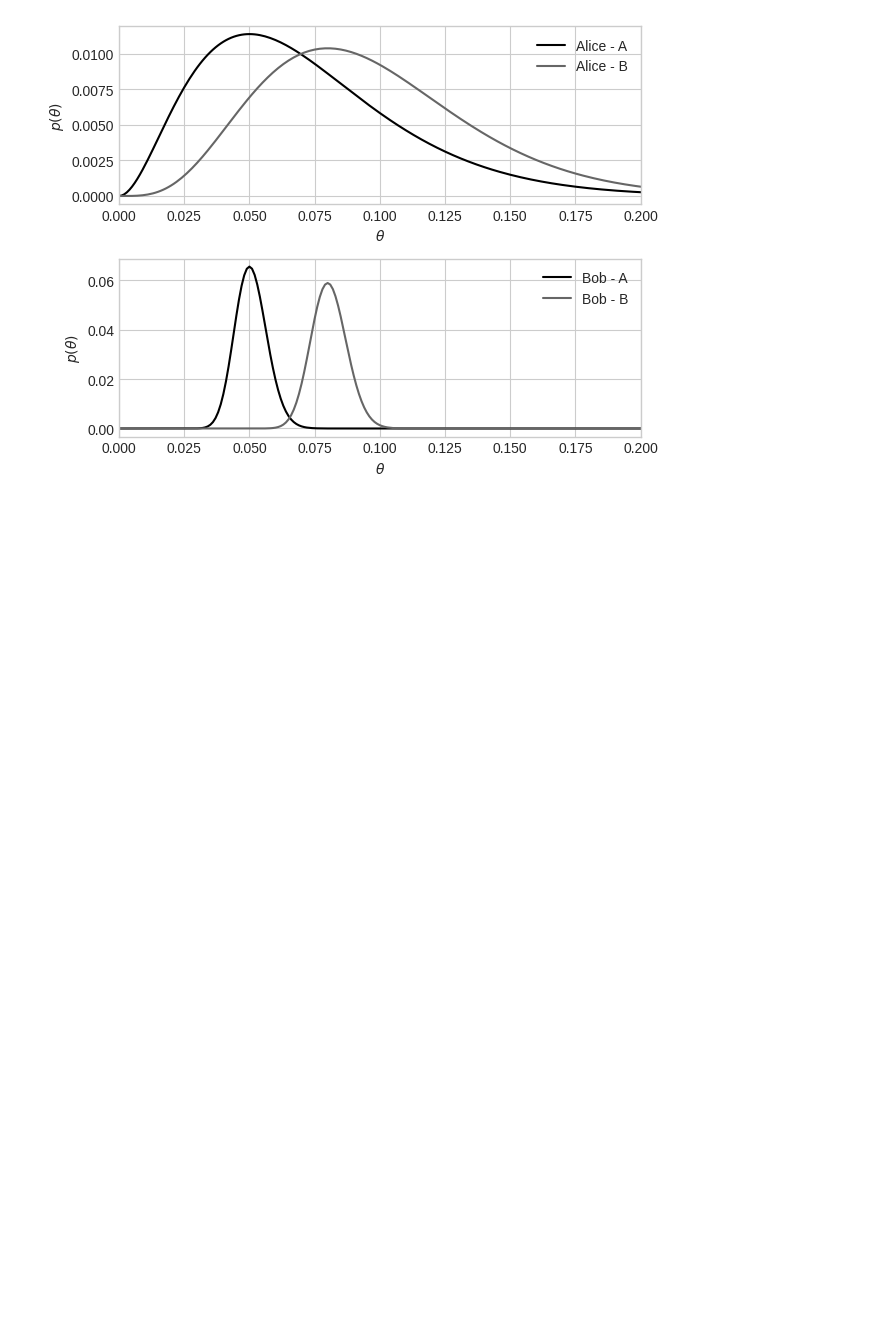
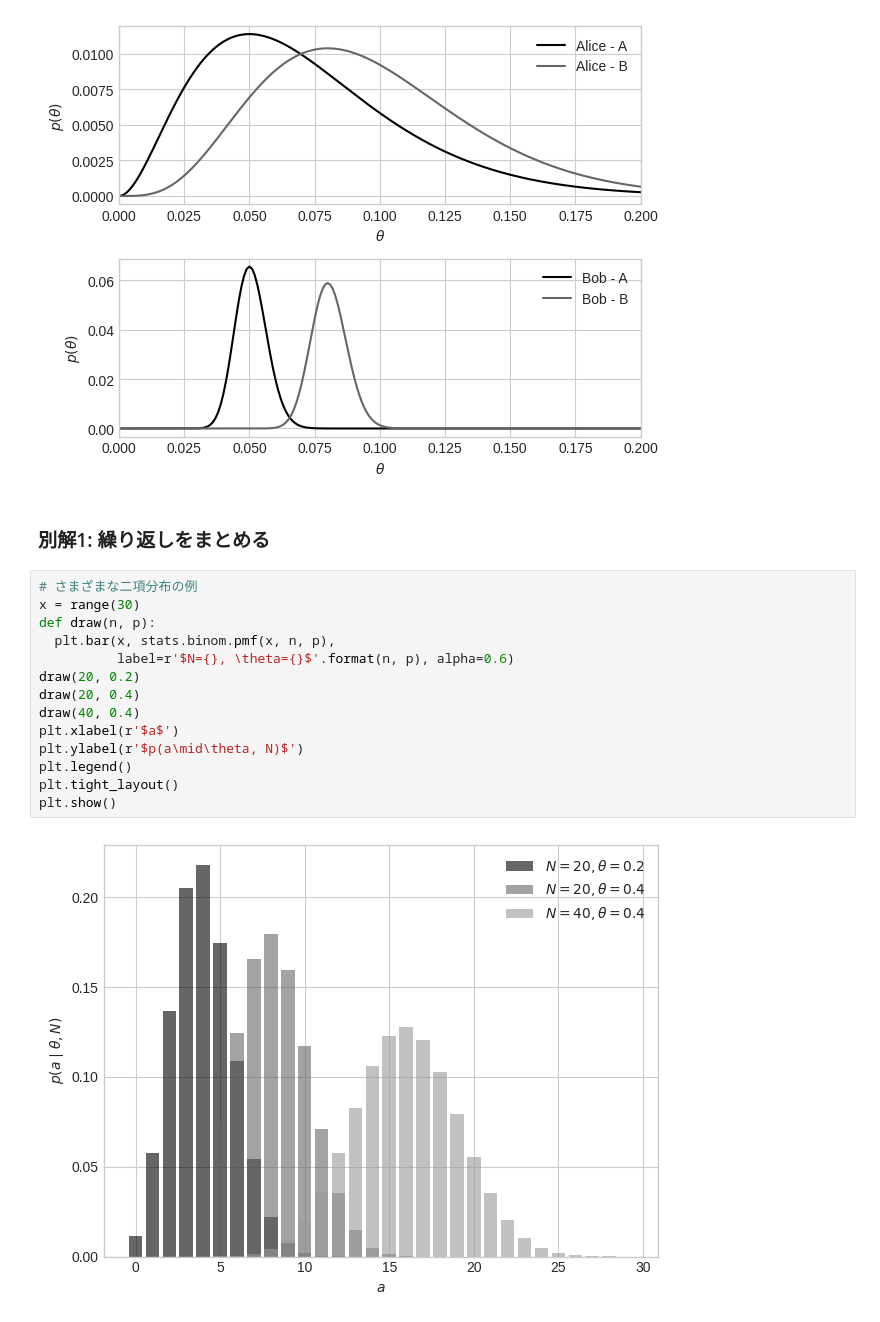
Before and after one commit to yuji-sgs/web-optimization, a Jupyter notebook: cahpter1.ipynb, the cells around one changed output. Drawn from its saved outputs; the diff is of its cells as text; blank space fills up the shorter version.

```diff
--- a/cahpter1.ipynb
+++ b/cahpter1.ipynb
@@ -238,3 +238,21 @@ plt.tight_layout()
 plt.show()
 # %% [output]
 [figure]
+# %% [markdown]
+### 別解1: 繰り返しをまとめる
+# %%
+# さまざまな二項分布の例
+x = range(30)
+def draw(n, p):
+  plt.bar(x, stats.binom.pmf(x, n, p),
+          label=r'$N={}, \theta={}$'.format(n, p), alpha=0.6)
+draw(20, 0.2)
+draw(20, 0.4)
+draw(40, 0.4)
+plt.xlabel(r'$a$')
+plt.ylabel(r'$p(a\mid\theta, N)$')
+plt.legend()
+plt.tight_layout()
+plt.show()
+# %% [output]
+[figure, added]
```
Also changed, not shown: parts of 2 cells of this notebook.
